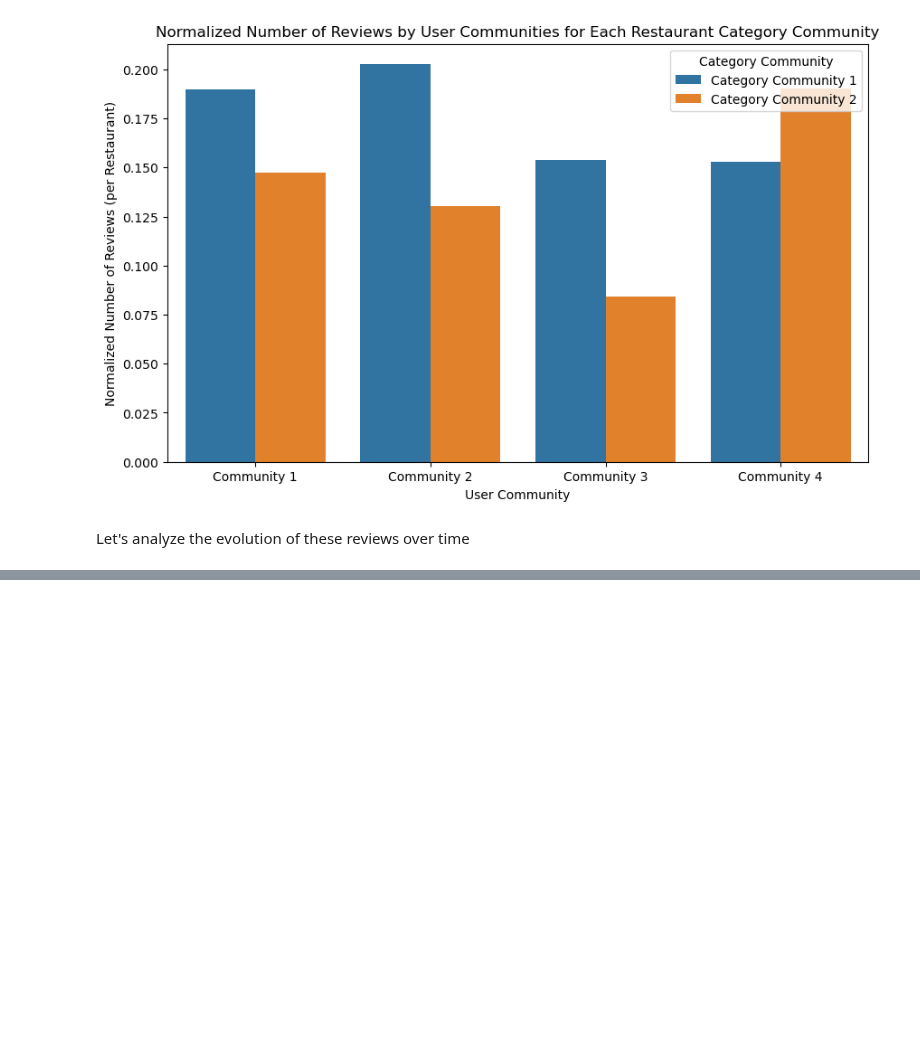
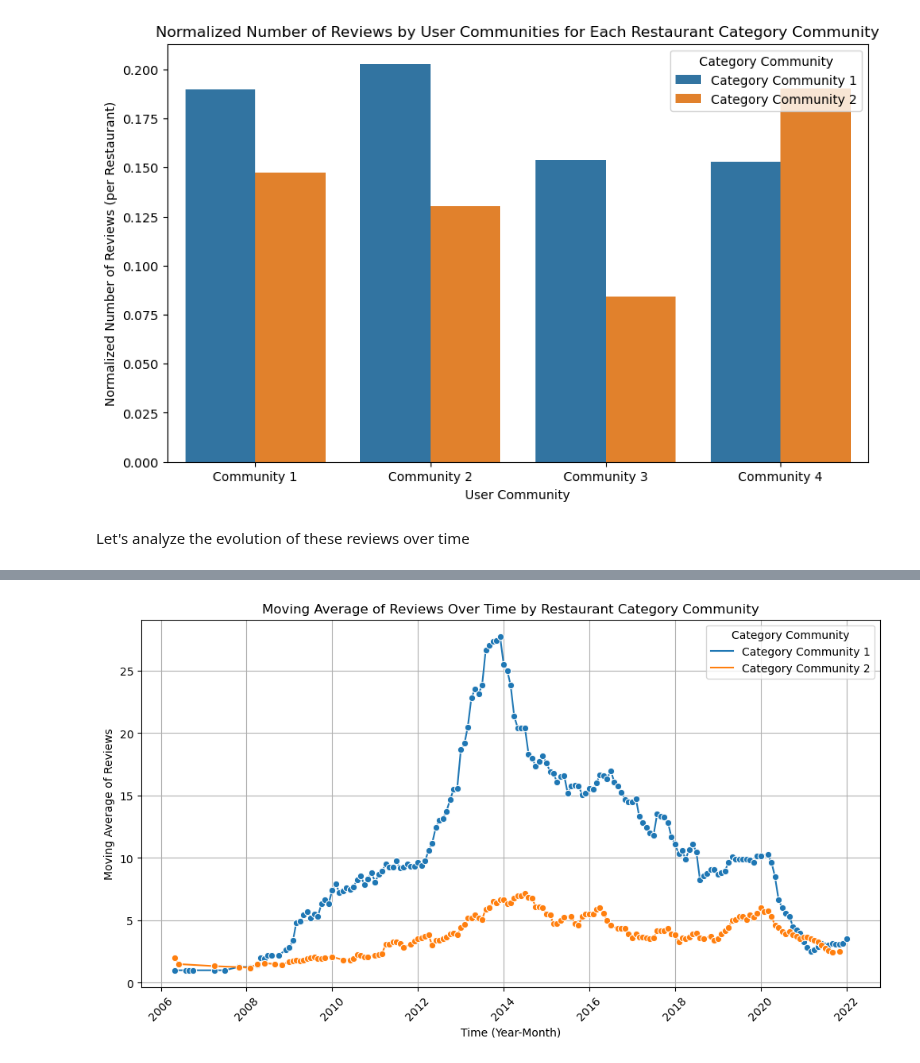
Before and after one commit to larasneves/ComplexDataAnalysis, a Jupyter notebook: Part 2 Social Network Forecasting/exploration_Lara_users_and_friends.ipynb, the cells around one changed output, grey strips where cells are left out. Drawn from its saved outputs; the diff is of its cells as text; code cells hidden in the pictures; blank space fills up the shorter version.

```diff
--- a/Part 2 Social Network Forecasting/exploration_Lara_users_and_friends.ipynb
+++ b/Part 2 Social Network Forecasting/exploration_Lara_users_and_friends.ipynb
@@ -669,0 +632,17 @@ KeyError: 'Community 2'
+# %%
+# Calculate a moving average
+df_time_series_combined['moving_average'] = df_time_series_combined.groupby('category_community')['review_count'].transform(
+    lambda x: x.rolling(window=12, min_periods=1).mean()
+)
+plt.figure(figsize=(12, 6))
+sns.lineplot(data=df_time_series_combined, x='year_month', y='moving_average', hue='category_community', marker='o')
+
+plt.title('Moving Average of Reviews Over Time by Restaurant Category Community')
+plt.xlabel('Time (Year-Month)')
+plt.ylabel('Moving Average of Reviews')
+plt.xticks(rotation=45)
+plt.legend(title='Category Community')
+plt.grid()
+plt.show()
+# %% [output]
+[figure, added]
```
Also changed, not shown: parts of 10 cells of this notebook.
